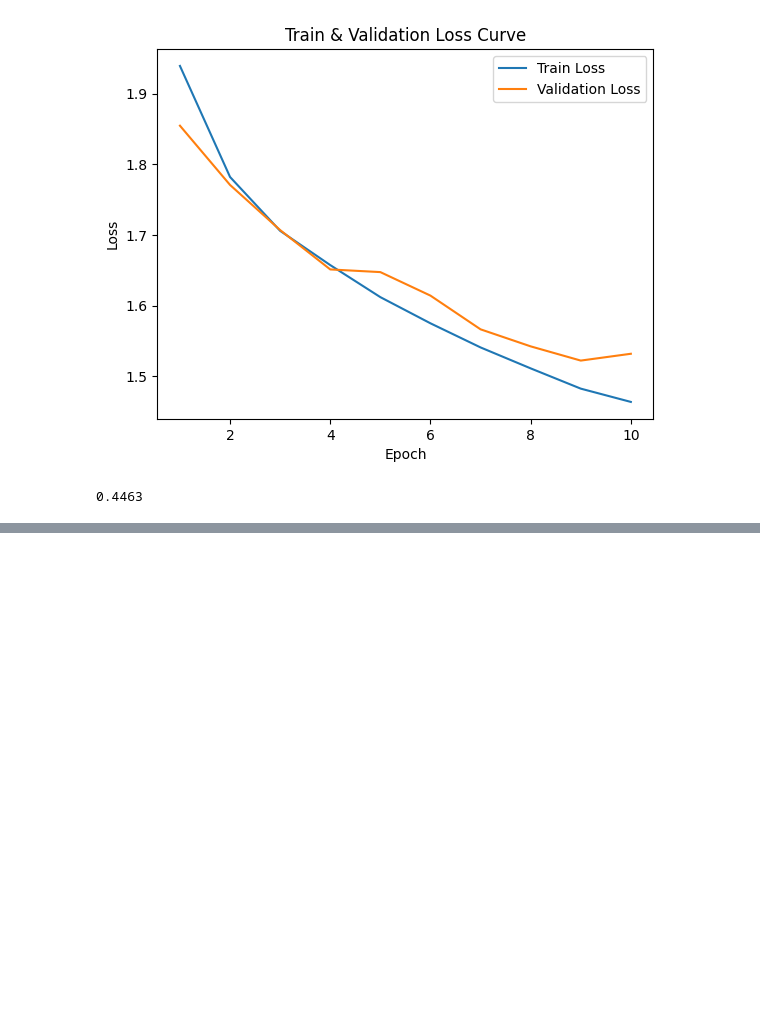
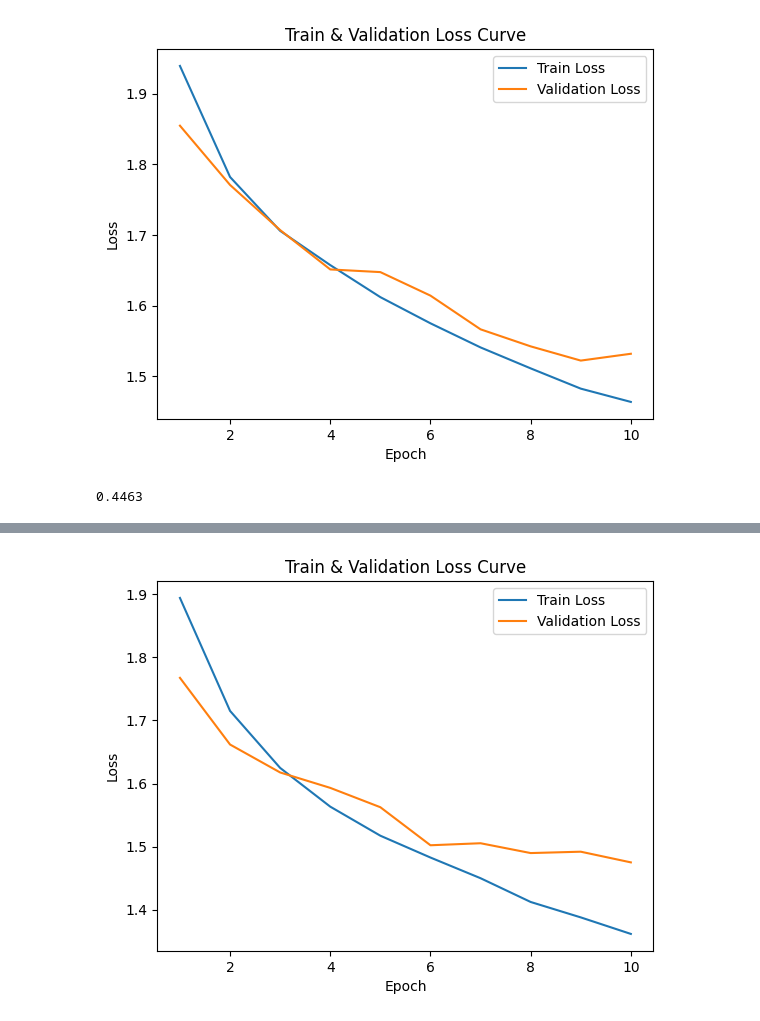
Before and after one commit to vannis422/trainsmall, a Jupyter notebook: cifar10.ipynb, the cells around one changed output, grey strips where cells are left out. Cells and saved outputs as stored; diff of their text form; code cells hidden in the pictures; blank space fills up the shorter version.

Commit message:
add.hidden_layer=2

```diff
--- a/cifar10.ipynb
+++ b/cifar10.ipynb
@@ -513,3 +513,96 @@ Epoch 9/10, Train Loss: 1.4825, Val Loss: 1.5222
 Epoch 10/10, Train Loss: 1.4637, Val Loss: 1.5318
 [figure]
 0.4463
+# %%
+#隱藏層兩層
+import torch
+import torch.nn as nn
+import torchvision
+import torchvision.transforms as transforms
+import matplotlib.pyplot as plt
+from sklearn.metrics import accuracy_score
+from torch.utils.data import random_split, DataLoader
+
+
+# RNN 模型定義
+class RNNClassifier(nn.Module):
+    def __init__(self, input_size=96, hidden_size=128, num_layers=2, num_classes=10):
+        super(RNNClassifier, self).__init__()
+        self.rnn = nn.RNN(input_size=input_size, hidden_size=hidden_size,
+                          num_layers=num_layers, batch_first=True)
+        self.fc = nn.Linear(hidden_size, num_classes)
+
+    def forward(self, x):
+        x = x.reshape(x.size(0), 32, -1)  # [B, 32, 96]
+        out, _ = self.rnn(x)
+        out = out[:, -1, :]
+        out = self.fc(out)
+        return out
+
+# 設定
+device = torch.device("cuda" if torch.cuda.is_available() else "cpu")
+model = RNNClassifier().to(device)
+criterion = nn.CrossEntropyLoss()
+optimizer = torch.optim.Adam(model.parameters(), lr=0.001)
+num_epochs = 10
+
+train_losses, val_losses = [], []
+
+for epoch in range(num_epochs):
+    model.train()
+    running_loss = 0.0
+    for images, labels in train_loader:
+        images, labels = images.to(device), labels.to(device)
+
+        optimizer.zero_grad()     #清除梯度
+        outputs = model(images)   #前巷傳遞
+        loss = criterion(outputs, labels) #計算loss
+        loss.backward() #反向傳遞
+        optimizer.step() #更新參數
+
+        running_loss += loss.item()
+    avg_train_loss = running_loss / len(train_loader)
+    train_losses.append(avg_train_loss)
+
+    model.eval()
+    val_loss = 0.0
+    with torch.no_grad():
+        for images, labels in val_loader:
+            images, labels = images.to(device), labels.to(device)
+            outputs = model(images)
+            loss = criterion(outputs, labels)
+            val_loss += loss.item()
+    avg_val_loss = val_loss / len(val_loader)
+    val_losses.append(avg_val_loss)
+
+    print(f'Epoch {epoch+1}/{num_epochs}, Train Loss: {avg_train_loss:.4f}, Val Loss: {avg_val_loss:.4f}')
+
+#繪製loss圖
+plt.plot(range(1, num_epochs+1), train_losses, label='Train Loss')
+plt.plot(range(1, num_epochs+1), val_losses, label='Validation Loss')
+plt.xlabel('Epoch')
+plt.ylabel('Loss')
+plt.title('Train & Validation Loss Curve')
+plt.legend()
+plt.show()
+
+#計算accuracy
+model.eval()
+predictions = []
+test_loss = 0.0 # 在 test 的時候其實不用算 loss，因為通常我們沒有 test set 的標準答案
+test_losses = []
+
+with torch.no_grad():
+    for images, labels in test_loader:
+        images, labels = images.to(device), labels.to(device)
+        outputs = model(images)
+        tmp_pred = outputs.argmax(dim=1) # tmp_pred 的型態是 tensor
+        predictions.extend(tmp_pred.tolist()) # 如果用 append 的話會變成 [[1, 2, 3], [4, 5, 6]]
+
+        loss = criterion(outputs, labels)
+        test_loss += loss.item()
+
+test_losses.append(test_loss / len(test_loader))
+
+accuracy_score(test_labels, predictions)
+# %% [output]
@@ -515,0 +619 @@ Epoch 10/10, Train Loss: 1.4637, Val Loss: 1.5318
+[figure, added]
```
Also changed, not shown: parts of 2 cells of this notebook.
